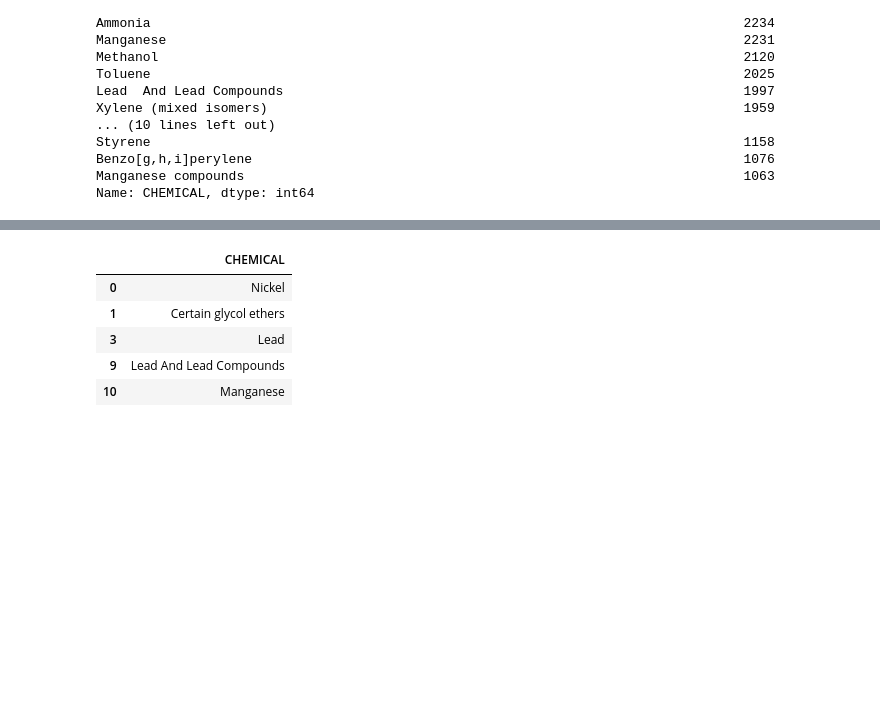
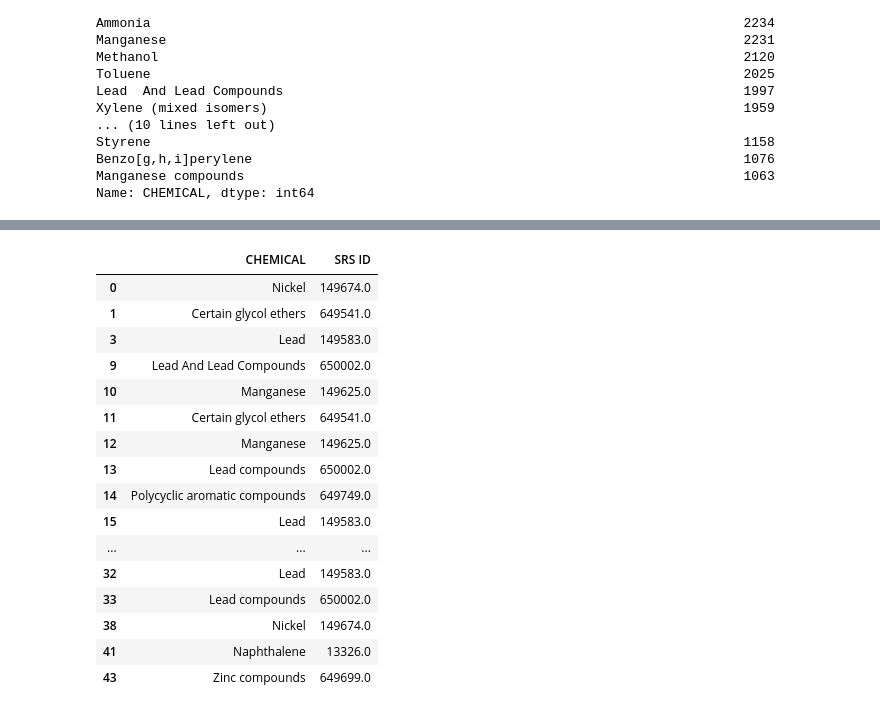
Before and after one commit to lathamlm/Project-03, a Jupyter notebook: cleaning_data.ipynb, the cells around one changed output, grey strips where cells are left out. Saved outputs shown, nothing was run; the diff lists cells and outputs as text; code cells hidden in the pictures; blank space fills up the shorter version.

```diff
--- a/cleaning_data.ipynb
+++ b/cleaning_data.ipynb
@@ -116,7 +116,7 @@ industry = tri_data_clean[["INDUSTRY SECTOR CODE",
 industry.groupby(["INDUSTRY SECTOR CODE"]).first()
 industry.to_csv("industry.csv", encoding="utf-8", index=False)
 # %%
-chemicals = tri_data_clean[["CHEMICAL"]]
+chemicals = tri_data_clean[["CHEMICAL","SRS ID"]]
 chemicals.to_csv("chemicals.csv", encoding="utf-8", index=False)
 # %%
 chemical_count = chemicals["CHEMICAL"].value_counts()
@@ -161,18 +174,31 @@ industry_cleaned.head()
 # %%
 chemical_cleaned = (chemicals.loc[(chemicals["CHEMICAL"] == "Lead") | (chemicals["CHEMICAL"] == "Zinc compounds") | (chemicals["CHEMICAL"] == "Nickel") | (chemicals["CHEMICAL"] == "Chromium") | (chemicals["CHEMICAL"] == "Copper") |
                    (chemicals["CHEMICAL"] == "Nitrate compounds (water dissociable; reportable only when in aqueous solution)") | (chemicals["CHEMICAL"] == "Ammonia") | (chemicals["CHEMICAL"] == "Manganese") |
                    (chemicals["CHEMICAL"] == "Methanol") | (chemicals["CHEMICAL"] == "Toluene") | (chemicals["CHEMICAL"] == "Lead  And Lead Compounds") | (chemicals["CHEMICAL"] == "Xylene (mixed isomers)") | (chemicals["CHEMICAL"] == "Lead compounds") |
                    (chemicals["CHEMICAL"] == "Nitric acid") | (chemicals["CHEMICAL"] == "Polycyclic aromatic compounds") | (chemicals["CHEMICAL"] == "Certain glycol ethers") | (chemicals["CHEMICAL"] == "Diisocyanates") |
                    (chemicals["CHEMICAL"] == "Ethylene glycol") | (chemicals["CHEMICAL"] == "Ethylbenzene") | (chemicals["CHEMICAL"] == "Naphthalene") | (chemicals["CHEMICAL"] == "1,2,4-Trimethylbenzene") | (chemicals["CHEMICAL"] == "n-Hexane") |
                    (chemicals["CHEMICAL"] == "Styrene") | (chemicals["CHEMICAL"] == "Benzo[g,h,i]perylene") | (chemicals["CHEMICAL"] == "Manganese compounds"), :])
-chemical_cleaned.head()
+chemical_cleaned.drop_duplicates(subset="CHEMICAL",
+                     keep=False)
+chemical_cleaned.head(25)
 # %% [output]
-|  | CHEMICAL |
-| 0 | Nickel |
-| 1 | Certain glycol ethers |
-| 3 | Lead |
-| 9 | Lead And Lead Compounds |
-| 10 | Manganese |
+|  | CHEMICAL | SRS ID |
+| 0 | Nickel | 149674.0 |
+| 1 | Certain glycol ethers | 649541.0 |
+| 3 | Lead | 149583.0 |
+| 9 | Lead And Lead Compounds | 650002.0 |
+| 10 | Manganese | 149625.0 |
+| 11 | Certain glycol ethers | 649541.0 |
+| 12 | Manganese | 149625.0 |
+| 13 | Lead compounds | 650002.0 |
+| 14 | Polycyclic aromatic compounds | 649749.0 |
+| 15 | Lead | 149583.0 |
+| ... | ... | ... |
+| 32 | Lead | 149583.0 |
+| 33 | Lead compounds | 650002.0 |
+| 38 | Nickel | 149674.0 |
+| 41 | Naphthalene | 13326.0 |
+| 43 | Zinc compounds | 649699.0 |
 # %%
 industry_cleaned.to_csv("industry_cleaned.csv", encoding="utf-8", index=False)
 chemical_cleaned.to_csv("chemical_cleaned.csv", encoding="utf-8", index=False)
```
Also changed, not shown: parts of 1 cell of this notebook, 3 other files.
